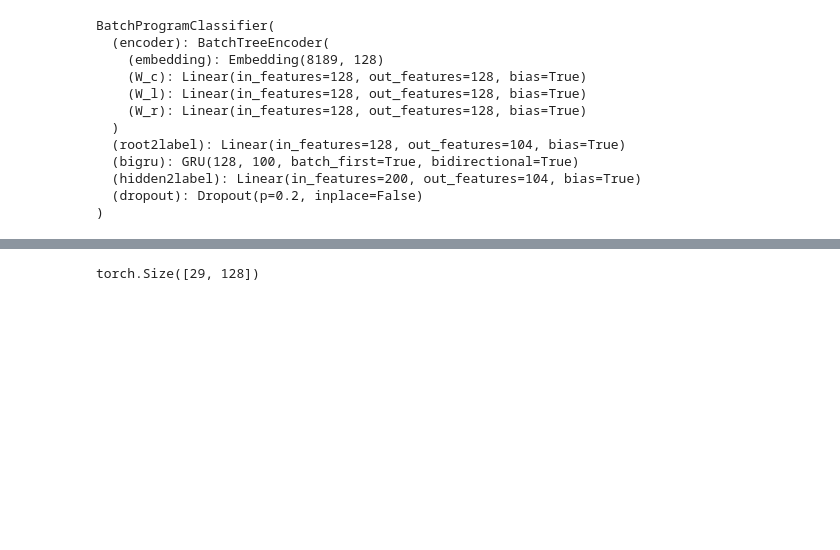
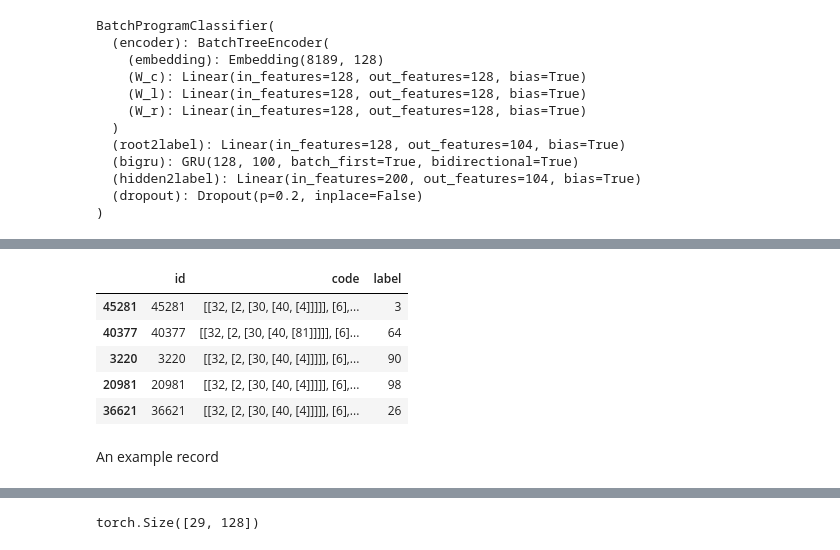
Before and after one commit to david-maine/astnn, a Jupyter notebook: notebooks/model.ipynb, the cells around one changed output, grey strips where cells are left out. Drawn from its saved outputs; the diff is of its cells as text; code cells hidden in the pictures; blank space fills up the shorter version.

```diff
--- a/notebooks/model.ipynb
+++ b/notebooks/model.ipynb
@@ -77,0 +80,11 @@ test_data['code'][0]
+# %%
+block_data.head()
+# %% [output]
+|  | id | code | label |
+| 45281 | 45281 | [[32, [2, [30, [40, [4]]]]], [6],... | 3 |
+| 40377 | 40377 | [[32, [2, [30, [40, [81]]]]], [6]... | 64 |
+| 3220 | 3220 | [[32, [2, [30, [40, [4]]]]], [6],... | 90 |
+| 20981 | 20981 | [[32, [2, [30, [40, [4]]]]], [6],... | 98 |
+| 36621 | 36621 | [[32, [2, [30, [40, [4]]]]], [6],... | 26 |
+# %% [markdown]
+An example record
```
Also changed, not shown: parts of 52 cells of this notebook, 4 other files.
